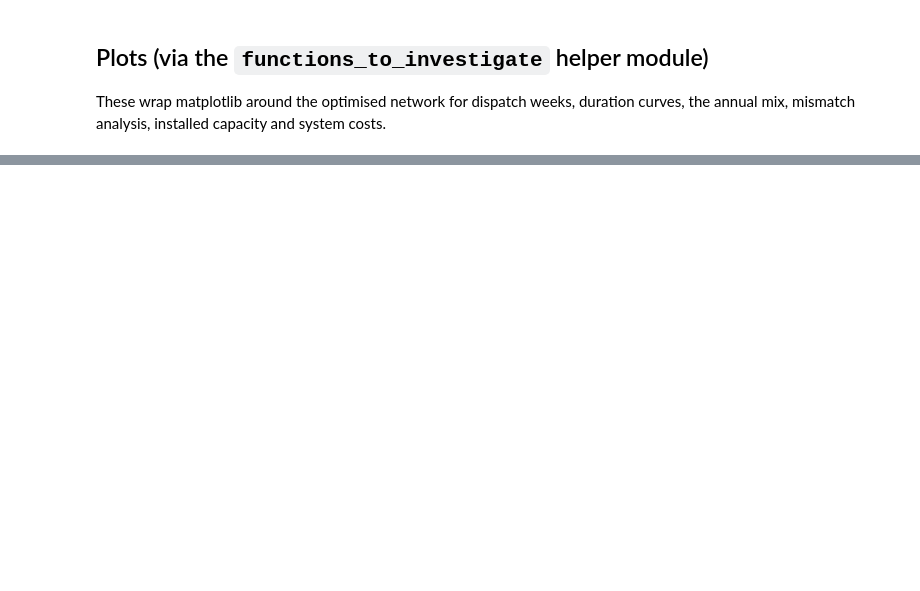
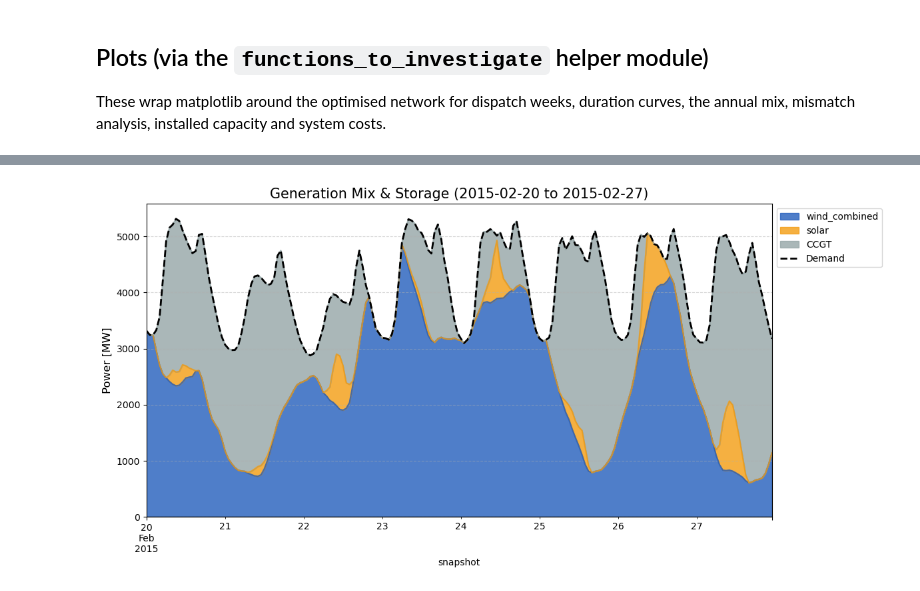
Before and after one commit to KenzoDTU/Integrated-Energy-Grids-A1G21, a Jupyter notebook: step_A.ipynb, the cells around one changed output, grey strips where cells are left out. Saved outputs shown, nothing was run; the diff lists cells and outputs as text; code cells hidden in the pictures; blank space fills up the shorter version.

```diff
--- a/step_A.ipynb
+++ b/step_A.ipynb
@@ -165,4 +282,6 @@ fti.plot_generation_mix(dnk_n, '2015-07-01', '2015-08-15')
 # %%
-fti.plot_generation_mix(dnk_n, '2015-01-01', '2015-02-15')
+fti.plot_generation_mix(dnk_n, '2015-02-20', '2015-02-27')
+# %% [output]
+[figure, added]
 # %%
 fti.calculate_system_metrics(dnk_n, '2015-07-01', '2015-08-31')
```
Also changed, not shown: parts of 24 cells of this notebook, 3 other files.
